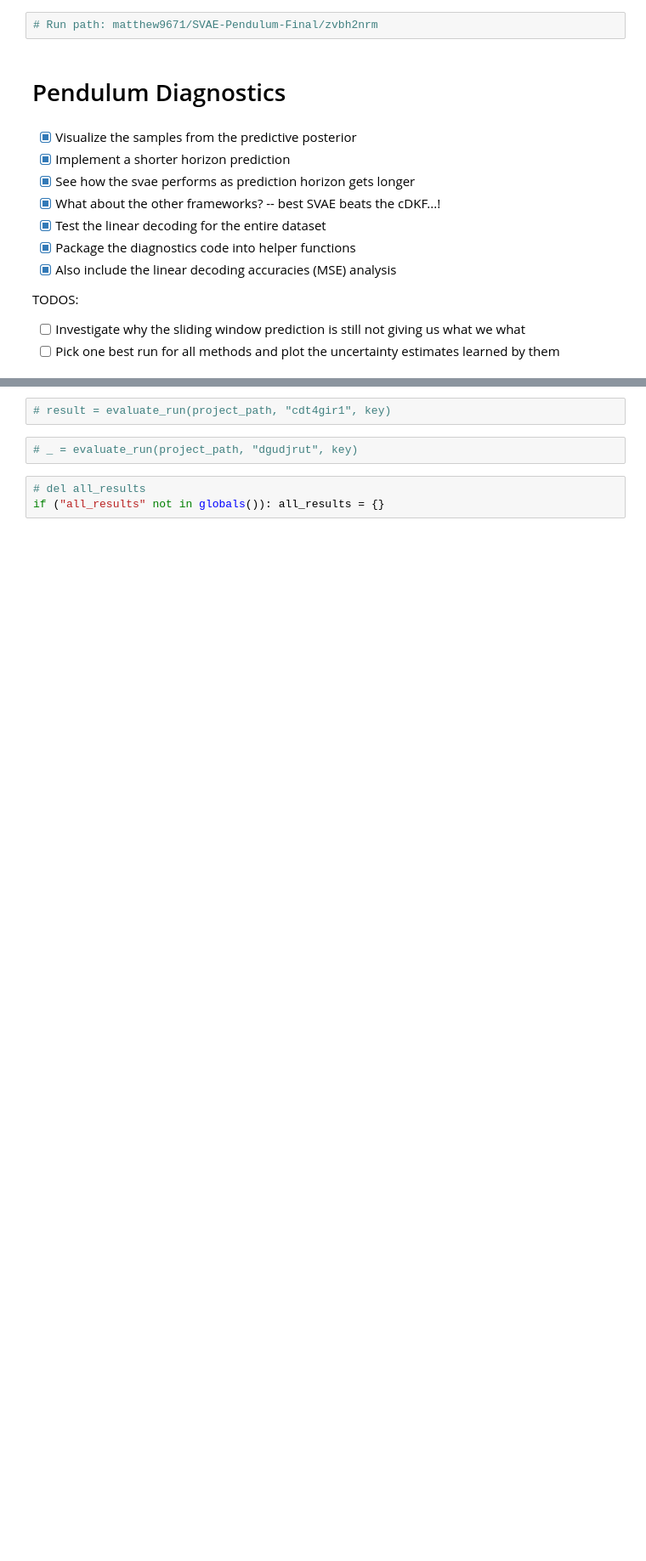
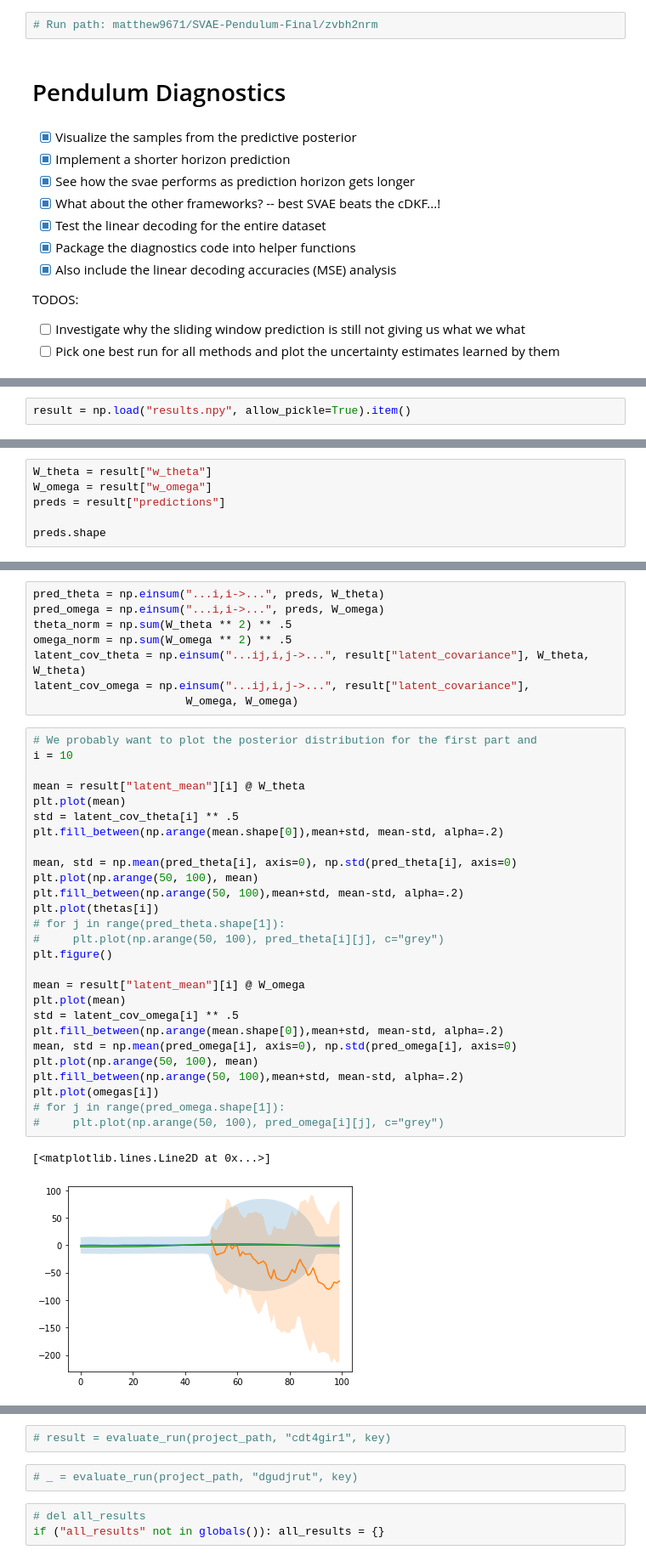
Before and after one commit to matthew9671/MattLab, a Jupyter notebook: Revisiting_SVAE_Refactor.ipynb, the cells around one changed output, grey strips where cells are left out. Shown at 85% size. Cells and saved outputs as stored; diff of their text form; blank space fills up the shorter version.

```diff
--- a/Revisiting_SVAE_Refactor.ipynb
+++ b/Revisiting_SVAE_Refactor.ipynb
@@ -4787,0 +4827,2 @@ def evaluate_run(project_path, run_name, key=None):
+# %%
+result = np.load("results.npy", allow_pickle=True).item()
@@ -4787,0 +4848,6 @@ def evaluate_run(project_path, run_name, key=None):
+# %%
+W_theta = result["w_theta"]
+W_omega = result["w_omega"]
+preds = result["predictions"]
+
+preds.shape
@@ -4787,0 +4866,38 @@ def evaluate_run(project_path, run_name, key=None):
+# %%
+pred_theta = np.einsum("...i,i->...", preds, W_theta)
+pred_omega = np.einsum("...i,i->...", preds, W_omega)
+theta_norm = np.sum(W_theta ** 2) ** .5
+omega_norm = np.sum(W_omega ** 2) ** .5
+latent_cov_theta = np.einsum("...ij,i,j->...", result["latent_covariance"], W_theta, W_theta)
+latent_cov_omega = np.einsum("...ij,i,j->...", result["latent_covariance"],
+                       W_omega, W_omega)
+# %%
+# We probably want to plot the posterior distribution for the first part and
+i = 10
+
+mean = result["latent_mean"][i] @ W_theta
+plt.plot(mean)
+std = latent_cov_theta[i] ** .5
+plt.fill_between(np.arange(mean.shape[0]),mean+std, mean-std, alpha=.2)
+
+mean, std = np.mean(pred_theta[i], axis=0), np.std(pred_theta[i], axis=0)
+plt.plot(np.arange(50, 100), mean)
+plt.fill_between(np.arange(50, 100),mean+std, mean-std, alpha=.2)
+plt.plot(thetas[i])
+# for j in range(pred_theta.shape[1]):
+#     plt.plot(np.arange(50, 100), pred_theta[i][j], c="grey")
+plt.figure()
+
+mean = result["latent_mean"][i] @ W_omega
+plt.plot(mean)
+std = latent_cov_omega[i] ** .5
+plt.fill_between(np.arange(mean.shape[0]),mean+std, mean-std, alpha=.2)
+mean, std = np.mean(pred_omega[i], axis=0), np.std(pred_omega[i], axis=0)
+plt.plot(np.arange(50, 100), mean)
+plt.fill_between(np.arange(50, 100),mean+std, mean-std, alpha=.2)
+plt.plot(omegas[i])
+# for j in range(pred_omega.shape[1]):
+#     plt.plot(np.arange(50, 100), pred_omega[i][j], c="grey")
+# %% [output]
+[<matplotlib.lines.Line2D at 0x...>]
+[figure, added]
```
Also changed, not shown: parts of 27 cells of this notebook.
